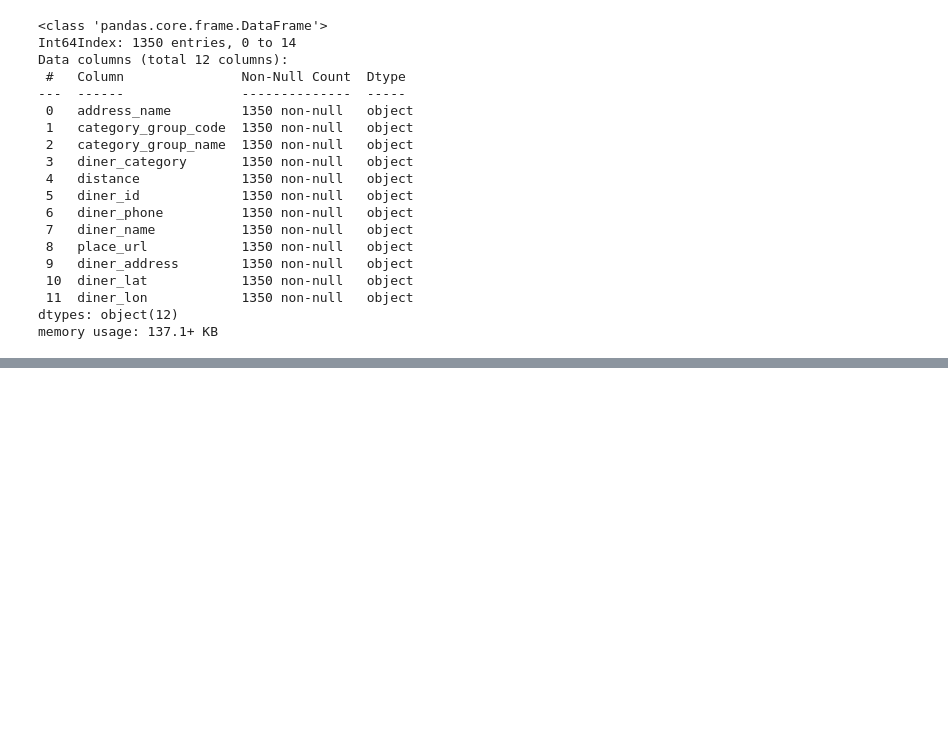
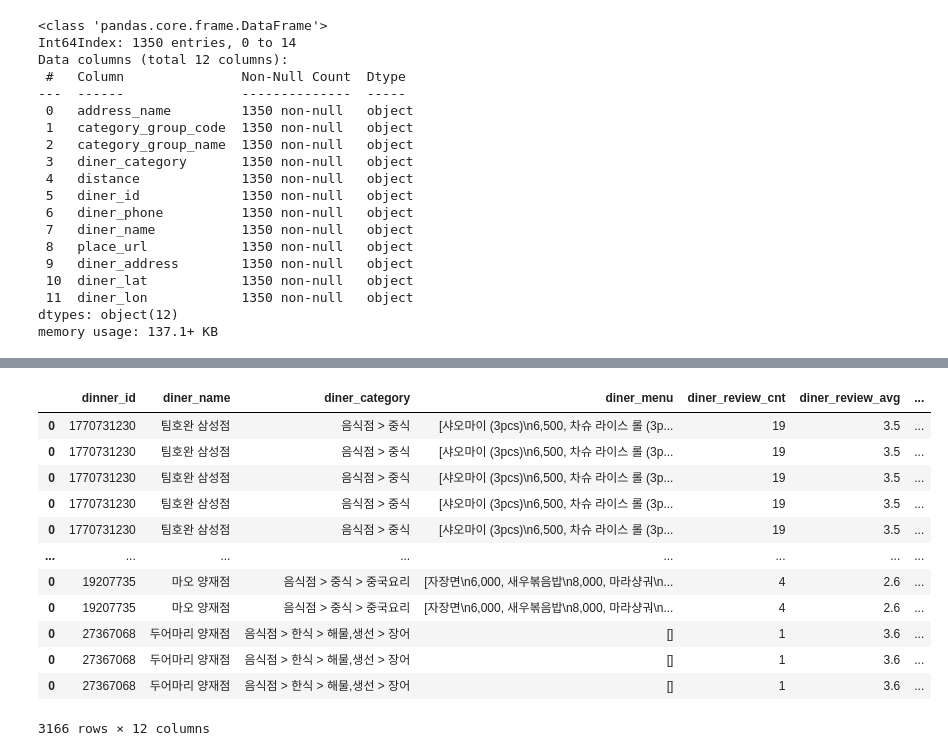
Before and after one commit to LearningnRunning/What2Eat, a Jupyter notebook: ModularizationTest.ipynb, the cells around one changed output, grey strips where cells are left out. Saved outputs shown, nothing was run; the diff lists cells and outputs as text; code cells hidden in the pictures; blank space fills up the shorter version.

```diff
--- a/ModularizationTest.ipynb
+++ b/ModularizationTest.ipynb
@@ -339,0 +343,44 @@ rateAts 338 reviews 333
+# %%
+diner_cols = [
+    'dinner_id',
+    'diner_name', # restaurant name
+    'diner_category', # shop category
+    'diner_menu', # shop menu
+    'diner_review_cnt', # the number of reviews in the store
+    'diner_review_avg', # Average rating for the store
+    'diner_review_tags', # review tags
+    'diner_address', # store address
+    'diner_lon',
+    'diner_lat',
+    'diner_url',
+    'diner_open_time' # store open time
+]
+
+diner_df = df[diner_cols]
+
+review_cols = [
+
+    'reviewer_review',
+    'reviewer_avg', # the reviewer's rating average
+    'reviewer_review_cnt', # number of reviews by reviewer
+    'reviewer_review_score',# the rating left by the reviewer
+    'reviewer_review_date', # Date the review was left
+]
+
+review_df = df[review_cols]
+# %%
+diner_df
+# %% [output]
+|  | dinner_id | diner_name | diner_category | diner_menu | diner_review_cnt | diner_review_avg | ... |
+| 0 | 1770731230 | 팀호완 삼성점 | 음식점 > 중식 | [샤오마이 (3pcs)\n6,500, 차슈 라이스 롤 (3p... | 19 | 3.5 | ... |
+| 0 | 1770731230 | 팀호완 삼성점 | 음식점 > 중식 | [샤오마이 (3pcs)\n6,500, 차슈 라이스 롤 (3p... | 19 | 3.5 | ... |
+| 0 | 1770731230 | 팀호완 삼성점 | 음식점 > 중식 | [샤오마이 (3pcs)\n6,500, 차슈 라이스 롤 (3p... | 19 | 3.5 | ... |
+| 0 | 1770731230 | 팀호완 삼성점 | 음식점 > 중식 | [샤오마이 (3pcs)\n6,500, 차슈 라이스 롤 (3p... | 19 | 3.5 | ... |
+| 0 | 1770731230 | 팀호완 삼성점 | 음식점 > 중식 | [샤오마이 (3pcs)\n6,500, 차슈 라이스 롤 (3p... | 19 | 3.5 | ... |
+| ... | ... | ... | ... | ... | ... | ... | ... |
+| 0 | 19207735 | 마오 양재점 | 음식점 > 중식 > 중국요리 | [자장면\n6,000, 새우볶음밥\n8,000, 마라샹궈\n... | 4 | 2.6 | ... |
+| 0 | 19207735 | 마오 양재점 | 음식점 > 중식 > 중국요리 | [자장면\n6,000, 새우볶음밥\n8,000, 마라샹궈\n... | 4 | 2.6 | ... |
+| 0 | 27367068 | 두어마리 양재점 | 음식점 > 한식 > 해물,생선 > 장어 | [] | 1 | 3.6 | ... |
+| 0 | 27367068 | 두어마리 양재점 | 음식점 > 한식 > 해물,생선 > 장어 | [] | 1 | 3.6 | ... |
+| 0 | 27367068 | 두어마리 양재점 | 음식점 > 한식 > 해물,생선 > 장어 | [] | 1 | 3.6 | ... |
+3166 rows × 12 columns
```
Also changed, not shown: parts of 5 cells of this notebook, 2 other files.
